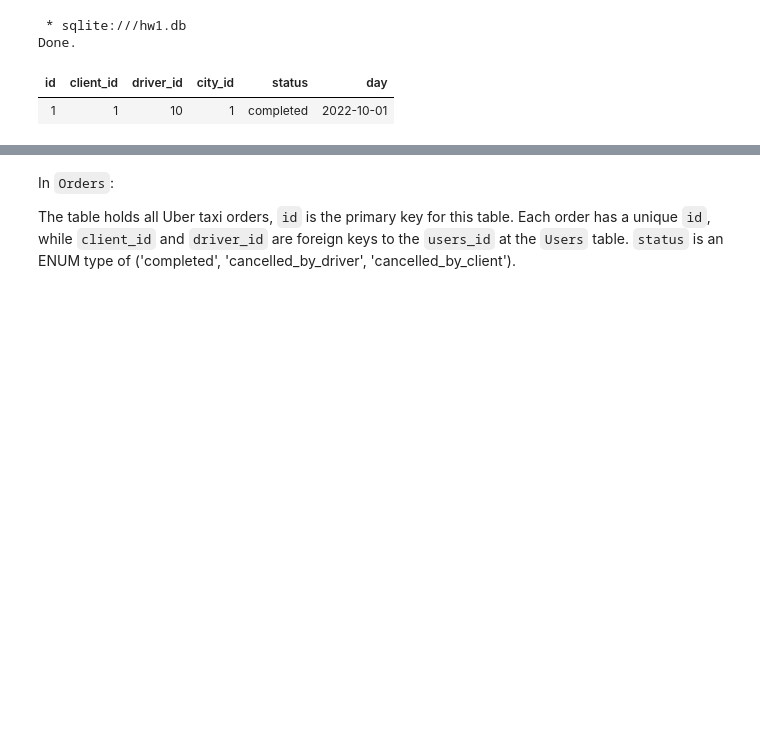
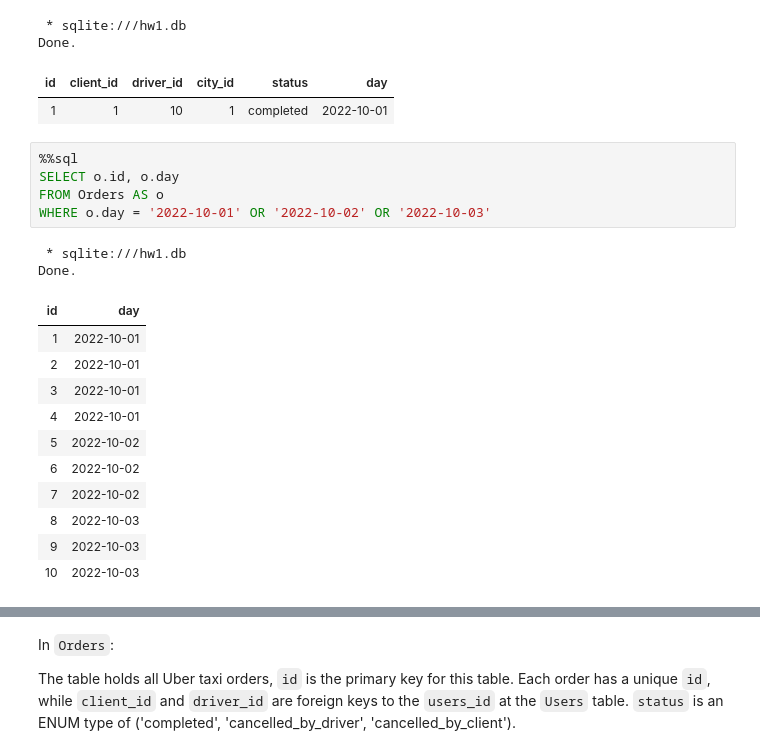
Before and after one commit to Crepdo/CS186_Database-Systems, a Jupyter notebook: HW1c_SQL/HW1_coding.ipynb, the cells around one changed output, grey strips where cells are left out. Drawn from its saved outputs; the diff is of its cells as text; blank space fills up the shorter version.

```diff
--- a/HW1c_SQL/HW1_coding.ipynb
+++ b/HW1c_SQL/HW1_coding.ipynb
@@ -383,3 +413,22 @@ Limit 1;
 Done.
 | id | client_id | driver_id | city_id | status | day |
 | 1 | 1 | 10 | 1 | completed | 2022-10-01 |
+# %%
+%%sql
+SELECT o.id, o.day
+FROM Orders AS o
+WHERE o.day = '2022-10-01' OR '2022-10-02' OR '2022-10-03'
+# %% [output]
+ * sqlite:///hw1.db
+Done.
+| id | day |
+| 1 | 2022-10-01 |
+| 2 | 2022-10-01 |
+| 3 | 2022-10-01 |
+| 4 | 2022-10-01 |
+| 5 | 2022-10-02 |
+| 6 | 2022-10-02 |
+| 7 | 2022-10-02 |
+| 8 | 2022-10-03 |
+| 9 | 2022-10-03 |
+| 10 | 2022-10-03 |
```
Also changed, not shown: parts of 18 cells of this notebook.
